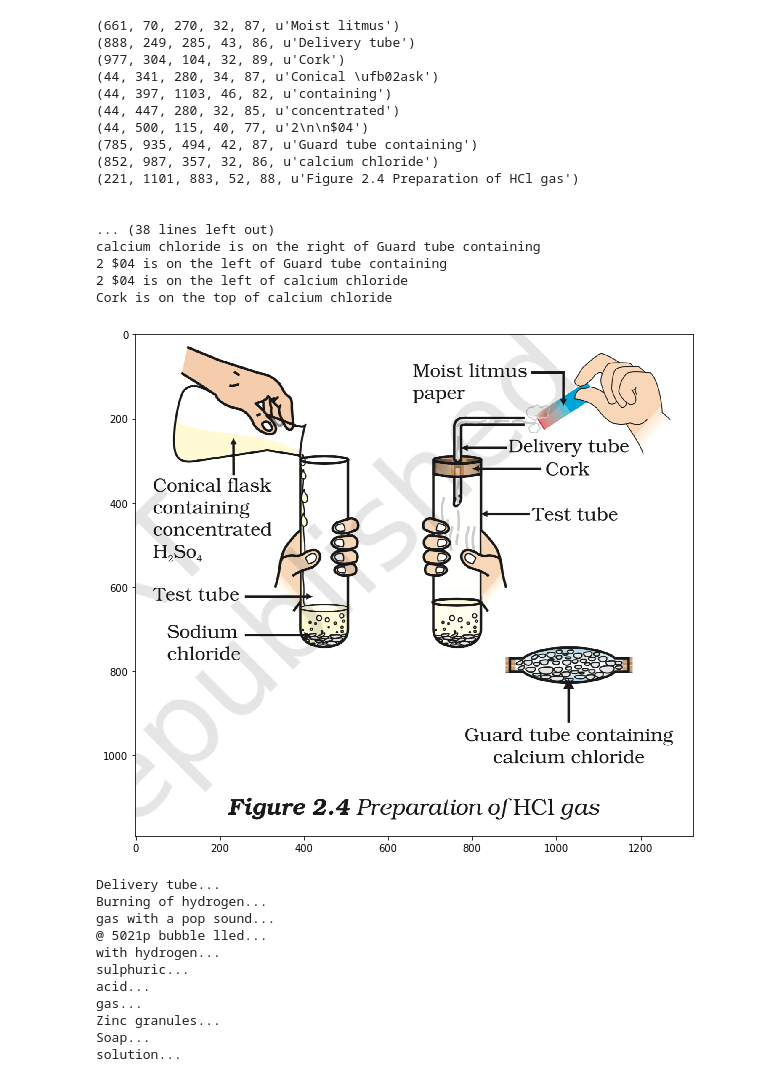
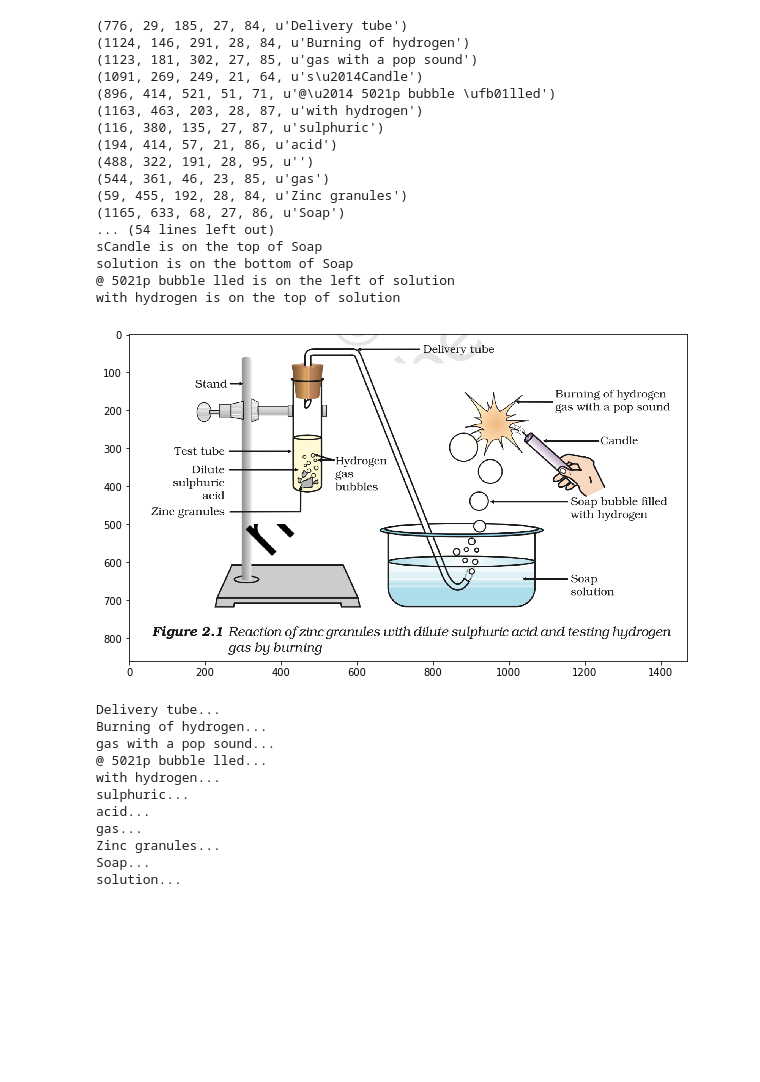
Before and after one commit to AkshanshChahal/Template-Based-Approach-for-Augmenting-Image-Descriptions, a Jupyter notebook: Labels with Coordinates.ipynb, the cells around one changed output. Cells and saved outputs as stored; diff of their text form; code cells hidden in the pictures; blank space fills up the shorter version.

Commit message:
full run for one image

```diff
--- a/Labels with Coordinates.ipynb
+++ b/Labels with Coordinates.ipynb
@@ -50,7 +50,7 @@ def fn(x):
     x = re.sub(' +',' ',x)
     return " ".join(x.split())
 # %%
-index = 11
+index = 7
 path = base + str(index) + '.png'
 image = Image.open(path)
 
@@ -77,7 +77,7 @@ for i, (im, box, _, _) in enumerate(boxes):
     ocrResult = api.GetUTF8Text()
     conf = api.MeanTextConf()
 
-    if conf < 70: continue
+    if conf < 5: continue
 
     print (box['x'], box['y'], box['w'], box['h'], conf, ocrResult.strip())
 
@@ -88,7 +88,7 @@ for i, (im, box, _, _) in enumerate(boxes):
 
     if ocrResult.strip().lower().startswith('fig'):
         b = True
-        for r in range(len(ocrResult.strip())):
+#         for r in range(len(ocrResult.strip())):
         continue
 
     ocrResult = ocrResult.encode('ascii', 'ignore').decode('ascii')
@@ -283,51 +283,51 @@ for i,label in enumerate(labels):
                 descriptions.append(s)
 
 
 
 
 
 # ----------------------------------------------------------------
 # ----------------------------------------------------------------
 
 
 print '\n\n\n-------------------------------------------------'
 print 'There are in total {} text labels.'.format(len(labels))
 print '-------------------------------------------------------'
 
 print '-------------------------------------------------------'
 print ('Image Caption : ' + caption)
 print '-------------------------------------------------------'
 
 print '-------------------------------------------------------'
 print '----------------------LABELS---------------------------'
 
 for label in labels:
     print label.getText()
 
 print '-------------------------------------------------------'
 print '-------------------------------------------------------'
 print '-----------------RELATIVE POSITIONS--------------------'
 for description in descriptions:
     print description
 # %% [output]
-(661, 70, 270, 32, 87, u'Moist litmus')
-(888, 249, 285, 43, 86, u'Delivery tube')
-(977, 304, 104, 32, 89, u'Cork')
-(44, 341, 280, 34, 87, u'Conical \ufb02ask')
-(44, 397, 1103, 46, 82, u'containing')
-(44, 447, 280, 32, 85, u'concentrated')
-(44, 500, 115, 40, 77, u'2\n\n$04')
-(785, 935, 494, 42, 87, u'Guard tube containing')
-(852, 987, 357, 32, 86, u'calcium chloride')
-(221, 1101, 883, 52, 88, u'Figure 2.4 Preparation of HCl gas')
-
-
-... (38 lines left out)
-calcium chloride is on the right of Guard tube containing
-2 $04 is on the left of Guard tube containing
-2 $04 is on the left of calcium chloride
-Cork is on the top of calcium chloride
+(776, 29, 185, 27, 84, u'Delivery tube')
+(1124, 146, 291, 28, 84, u'Burning of hydrogen')
+(1123, 181, 302, 27, 85, u'gas with a pop sound')
+(1091, 269, 249, 21, 64, u's\u2014Candle')
+(896, 414, 521, 51, 71, u'@\u2014 5021p bubble \ufb01lled')
+(1163, 463, 203, 28, 87, u'with hydrogen')
+(116, 380, 135, 27, 87, u'sulphuric')
+(194, 414, 57, 21, 86, u'acid')
+(488, 322, 191, 28, 95, u'')
+(544, 361, 46, 23, 85, u'gas')
+(59, 455, 192, 28, 84, u'Zinc granules')
+(1165, 633, 68, 27, 86, u'Soap')
+... (54 lines left out)
+sCandle is on the top of Soap
+solution is on the bottom of Soap
+@ 5021p bubble lled is on the left of solution
+with hydrogen is on the top of solution
-[figure, old version]
+[figure, new version]
 # %%
 for label in labels:
     print (label.getText() + "...")
```
